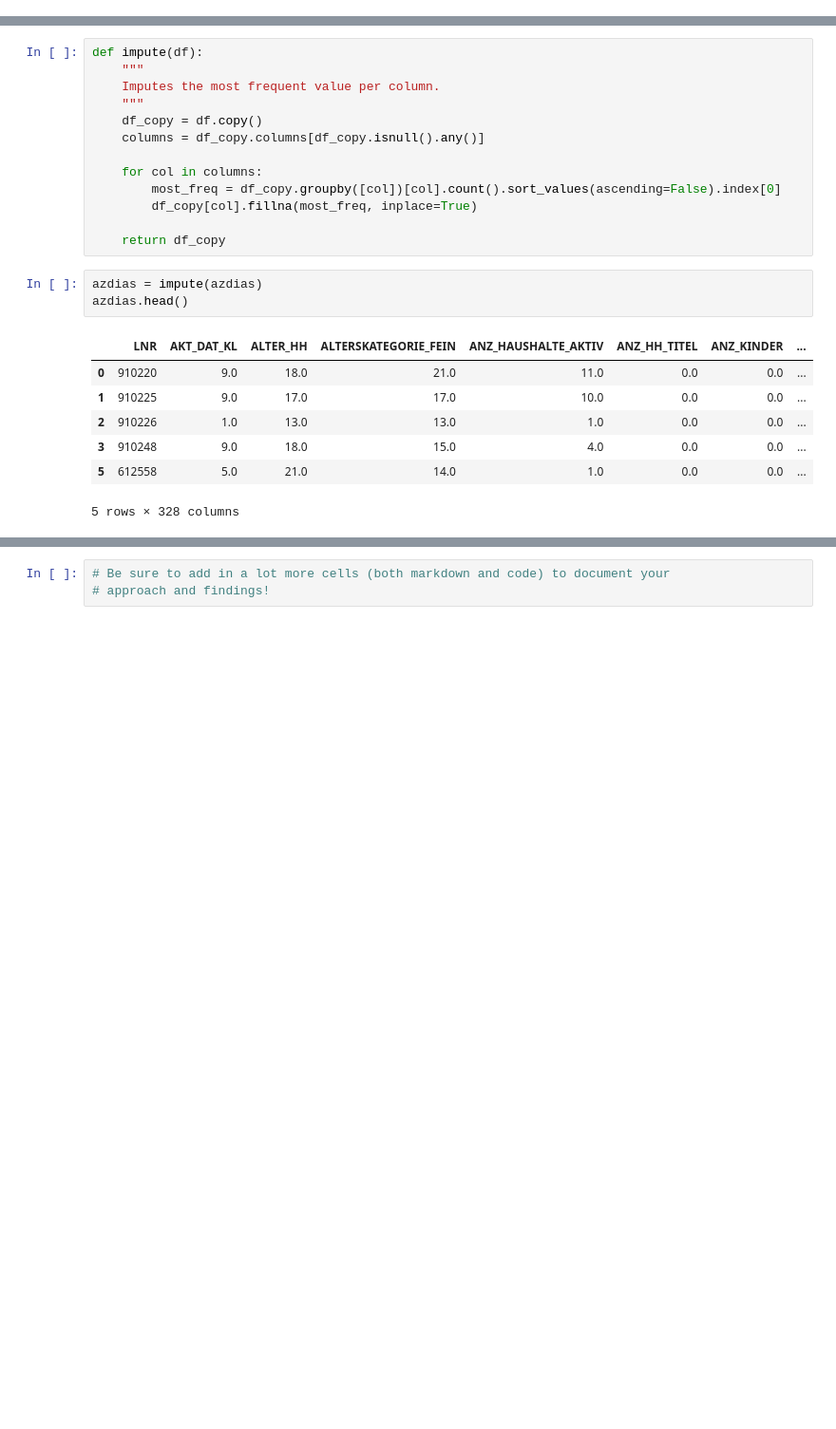
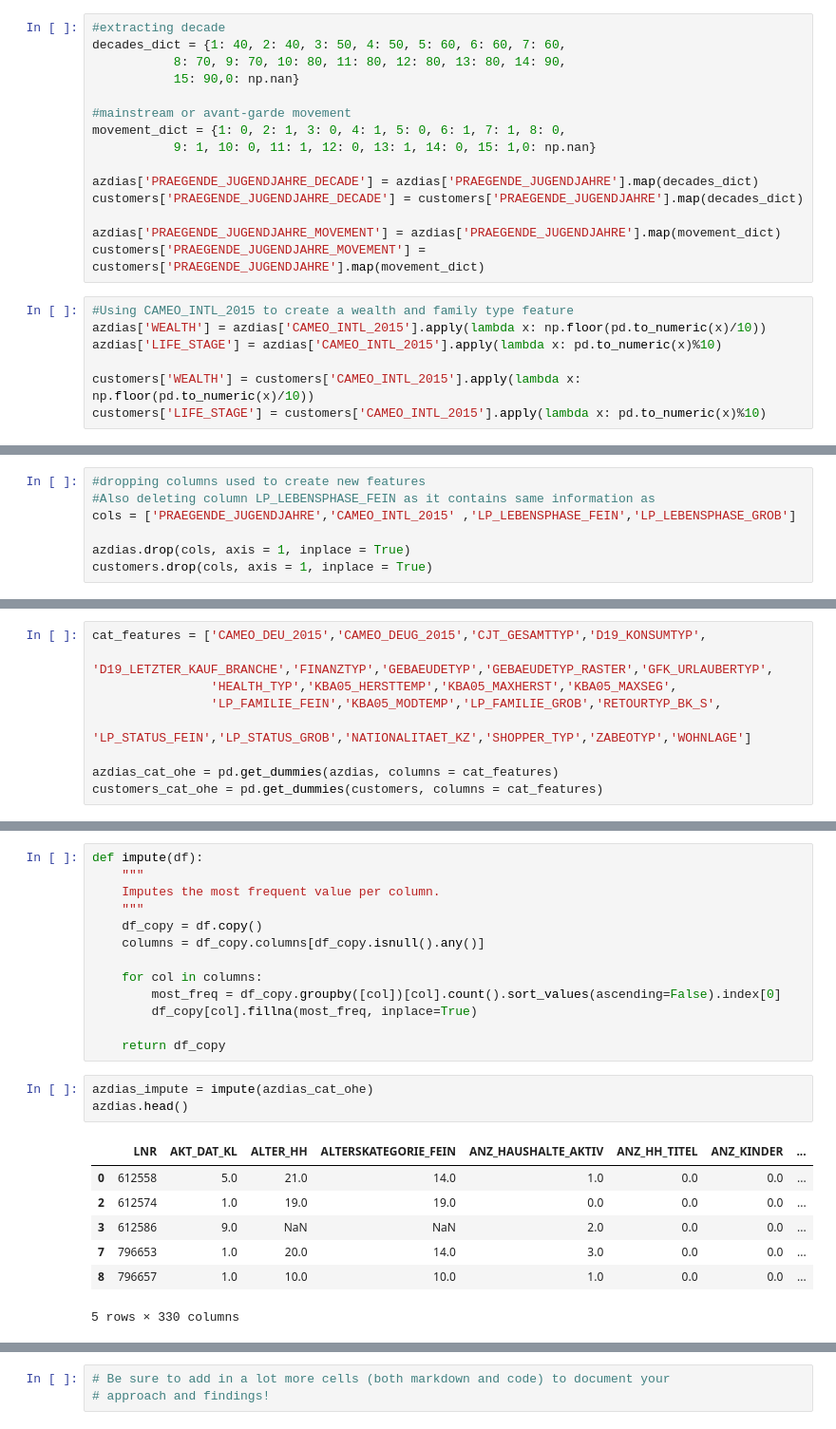
Before and after one commit to MridulGangwar/Arvato-Customer-Identification, a Jupyter notebook: Arvato Project Workbook.ipynb, the cells around one changed output, grey strips where cells are left out. Shown: that part at 95% size. Saved outputs shown, nothing was run; the diff lists cells and outputs as text; blank space fills up the shorter version.

```diff
--- a/Arvato Project Workbook.ipynb
+++ b/Arvato Project Workbook.ipynb
@@ -388,0 +464,22 @@ customers.shape
+# %%
+#extracting decade
+decades_dict = {1: 40, 2: 40, 3: 50, 4: 50, 5: 60, 6: 60, 7: 60,
+           8: 70, 9: 70, 10: 80, 11: 80, 12: 80, 13: 80, 14: 90,
+           15: 90,0: np.nan}
+
+#mainstream or avant-garde movement
+movement_dict = {1: 0, 2: 1, 3: 0, 4: 1, 5: 0, 6: 1, 7: 1, 8: 0,
+           9: 1, 10: 0, 11: 1, 12: 0, 13: 1, 14: 0, 15: 1,0: np.nan}
+
+azdias['PRAEGENDE_JUGENDJAHRE_DECADE'] = azdias['PRAEGENDE_JUGENDJAHRE'].map(decades_dict)
+customers['PRAEGENDE_JUGENDJAHRE_DECADE'] = customers['PRAEGENDE_JUGENDJAHRE'].map(decades_dict)
+
+azdias['PRAEGENDE_JUGENDJAHRE_MOVEMENT'] = azdias['PRAEGENDE_JUGENDJAHRE'].map(movement_dict)
+customers['PRAEGENDE_JUGENDJAHRE_MOVEMENT'] = customers['PRAEGENDE_JUGENDJAHRE'].map(movement_dict)
+# %%
+#Using CAMEO_INTL_2015 to create a wealth and family type feature
+azdias['WEALTH'] = azdias['CAMEO_INTL_2015'].apply(lambda x: np.floor(pd.to_numeric(x)/10))
+azdias['LIFE_STAGE'] = azdias['CAMEO_INTL_2015'].apply(lambda x: pd.to_numeric(x)%10)
+
+customers['WEALTH'] = customers['CAMEO_INTL_2015'].apply(lambda x: np.floor(pd.to_numeric(x)/10))
+customers['LIFE_STAGE'] = customers['CAMEO_INTL_2015'].apply(lambda x: pd.to_numeric(x)%10)
@@ -388,0 +526,7 @@ customers.shape
+# %%
+#dropping columns used to create new features
+#Also deleting column LP_LEBENSPHASE_FEIN as it contains same information as
+cols = ['PRAEGENDE_JUGENDJAHRE','CAMEO_INTL_2015' ,'LP_LEBENSPHASE_FEIN','LP_LEBENSPHASE_GROB']
+
+azdias.drop(cols, axis = 1, inplace = True)
+customers.drop(cols, axis = 1, inplace = True)
@@ -388,0 +541,9 @@ customers.shape
+# %%
+cat_features = ['CAMEO_DEU_2015','CAMEO_DEUG_2015','CJT_GESAMTTYP','D19_KONSUMTYP',
+                'D19_LETZTER_KAUF_BRANCHE','FINANZTYP','GEBAEUDETYP','GEBAEUDETYP_RASTER','GFK_URLAUBERTYP',
+                'HEALTH_TYP','KBA05_HERSTTEMP','KBA05_MAXHERST','KBA05_MAXSEG',
+                'LP_FAMILIE_FEIN','KBA05_MODTEMP','LP_FAMILIE_GROB','RETOURTYP_BK_S',
+                'LP_STATUS_FEIN','LP_STATUS_GROB','NATIONALITAET_KZ','SHOPPER_TYP','ZABEOTYP','WOHNLAGE']
+
+azdias_cat_ohe = pd.get_dummies(azdias, columns = cat_features)
+customers_cat_ohe = pd.get_dummies(customers, columns = cat_features)
@@ -404,14 +571,14 @@ def impute(df):
 
     return df_copy
 # %%
-azdias = impute(azdias)
+azdias_impute = impute(azdias_cat_ohe)
 azdias.head()
 # %% [output]
 |  | LNR | AKT_DAT_KL | ALTER_HH | ALTERSKATEGORIE_FEIN | ANZ_HAUSHALTE_AKTIV | ANZ_HH_TITEL | ANZ_KINDER | ... |
-| 0 | 910220 | 9.0 | 18.0 | 21.0 | 11.0 | 0.0 | 0.0 | ... |
-| 1 | 910225 | 9.0 | 17.0 | 17.0 | 10.0 | 0.0 | 0.0 | ... |
-| 2 | 910226 | 1.0 | 13.0 | 13.0 | 1.0 | 0.0 | 0.0 | ... |
-| 3 | 910248 | 9.0 | 18.0 | 15.0 | 4.0 | 0.0 | 0.0 | ... |
-| 5 | 612558 | 5.0 | 21.0 | 14.0 | 1.0 | 0.0 | 0.0 | ... |
+| 0 | 612558 | 5.0 | 21.0 | 14.0 | 1.0 | 0.0 | 0.0 | ... |
+| 2 | 612574 | 1.0 | 19.0 | 19.0 | 0.0 | 0.0 | 0.0 | ... |
+| 3 | 612586 | 9.0 | NaN | NaN | 2.0 | 0.0 | 0.0 | ... |
+| 7 | 796653 | 1.0 | 20.0 | 14.0 | 3.0 | 0.0 | 0.0 | ... |
+| 8 | 796657 | 1.0 | 10.0 | 10.0 | 1.0 | 0.0 | 0.0 | ... |
-5 rows × 328 columns
+5 rows × 330 columns
 # %%
```
Also changed, not shown: parts of 53 cells of this notebook.
